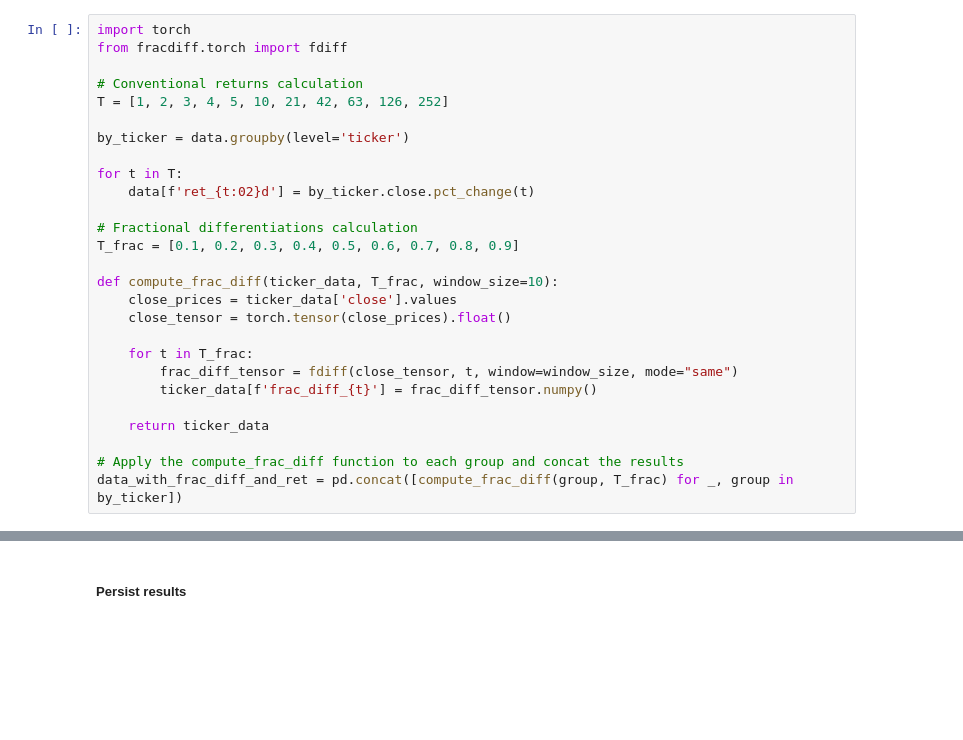
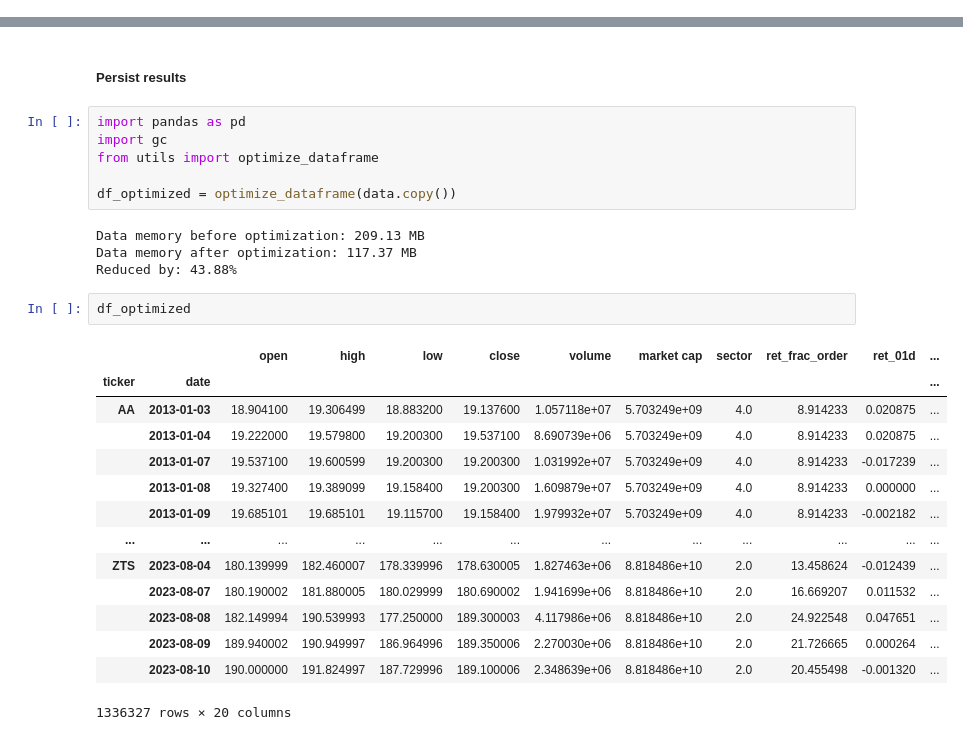
Before and after one commit to skhan61/QuantProject, a Jupyter notebook: 01_sample_selection.ipynb, the cells around one changed output, grey strips where cells are left out. Drawn from its saved outputs; the diff is of its cells as text; blank space fills up the shorter version.

```diff
--- a/01_sample_selection.ipynb
+++ b/01_sample_selection.ipynb
@@ -237,30 +237,3 @@ print(f"# Tickers: {len(tickers):,.0f} | # Dates: {len(data.index.unique('date')
 # %% [markdown]
 ##### Compute returns
 - Frac diff
-# %%
-import torch
-from fracdiff.torch import fdiff
-
-# Conventional returns calculation
-T = [1, 2, 3, 4, 5, 10, 21, 42, 63, 126, 252]
-
-by_ticker = data.groupby(level='ticker')
-
-for t in T:
-    data[f'ret_{t:02}d'] = by_ticker.close.pct_change(t)
-
-# Fractional differentiations calculation
-T_frac = [0.1, 0.2, 0.3, 0.4, 0.5, 0.6, 0.7, 0.8, 0.9]
-
-def compute_frac_diff(ticker_data, T_frac, window_size=10):
-    close_prices = ticker_data['close'].values
-    close_tensor = torch.tensor(close_prices).float()
-
-    for t in T_frac:
-        frac_diff_tensor = fdiff(close_tensor, t, window=window_size, mode="same")
-        ticker_data[f'frac_diff_{t}'] = frac_diff_tensor.numpy()
-
-    return ticker_data
-
-# Apply the compute_frac_diff function to each group and concat the results
-data_with_frac_diff_and_ret = pd.concat([compute_frac_diff(group, T_frac) for _, group in by_ticker])
@@ -287,3 +348,30 @@ data
 # %% [markdown]
 ##### Persist results
+# %%
+import pandas as pd
+import gc
+from utils import optimize_dataframe
+
+df_optimized = optimize_dataframe(data.copy())
+# %% [output]
+Data memory before optimization: 209.13 MB
+Data memory after optimization: 117.37 MB
+Reduced by: 43.88%
+# %%
+df_optimized
+# %% [output]
+|  |  | open | high | low | close | volume | market cap | sector | ret_frac_order | ret_01d | ... |
+| ticker | date |  |  |  |  |  |  |  |  |  | ... |
+| AA | 2013-01-03 | 18.904100 | 19.306499 | 18.883200 | 19.137600 | 1.057118e+07 | 5.703249e+09 | 4.0 | 8.914233 | 0.020875 | ... |
+|  | 2013-01-04 | 19.222000 | 19.579800 | 19.200300 | 19.537100 | 8.690739e+06 | 5.703249e+09 | 4.0 | 8.914233 | 0.020875 | ... |
+|  | 2013-01-07 | 19.537100 | 19.600599 | 19.200300 | 19.200300 | 1.031992e+07 | 5.703249e+09 | 4.0 | 8.914233 | -0.017239 | ... |
+|  | 2013-01-08 | 19.327400 | 19.389099 | 19.158400 | 19.200300 | 1.609879e+07 | 5.703249e+09 | 4.0 | 8.914233 | 0.000000 | ... |
+|  | 2013-01-09 | 19.685101 | 19.685101 | 19.115700 | 19.158400 | 1.979932e+07 | 5.703249e+09 | 4.0 | 8.914233 | -0.002182 | ... |
+| ... | ... | ... | ... | ... | ... | ... | ... | ... | ... | ... | ... |
+| ZTS | 2023-08-04 | 180.139999 | 182.460007 | 178.339996 | 178.630005 | 1.827463e+06 | 8.818486e+10 | 2.0 | 13.458624 | -0.012439 | ... |
+|  | 2023-08-07 | 180.190002 | 181.880005 | 180.029999 | 180.690002 | 1.941699e+06 | 8.818486e+10 | 2.0 | 16.669207 | 0.011532 | ... |
+|  | 2023-08-08 | 182.149994 | 190.539993 | 177.250000 | 189.300003 | 4.117986e+06 | 8.818486e+10 | 2.0 | 24.922548 | 0.047651 | ... |
+|  | 2023-08-09 | 189.940002 | 190.949997 | 186.964996 | 189.350006 | 2.270030e+06 | 8.818486e+10 | 2.0 | 21.726665 | 0.000264 | ... |
+|  | 2023-08-10 | 190.000000 | 191.824997 | 187.729996 | 189.100006 | 2.348639e+06 | 8.818486e+10 | 2.0 | 20.455498 | -0.001320 | ... |
+1336327 rows × 20 columns
 # %%
```
Also changed, not shown: parts of 7 cells of this notebook, 1 other file.
